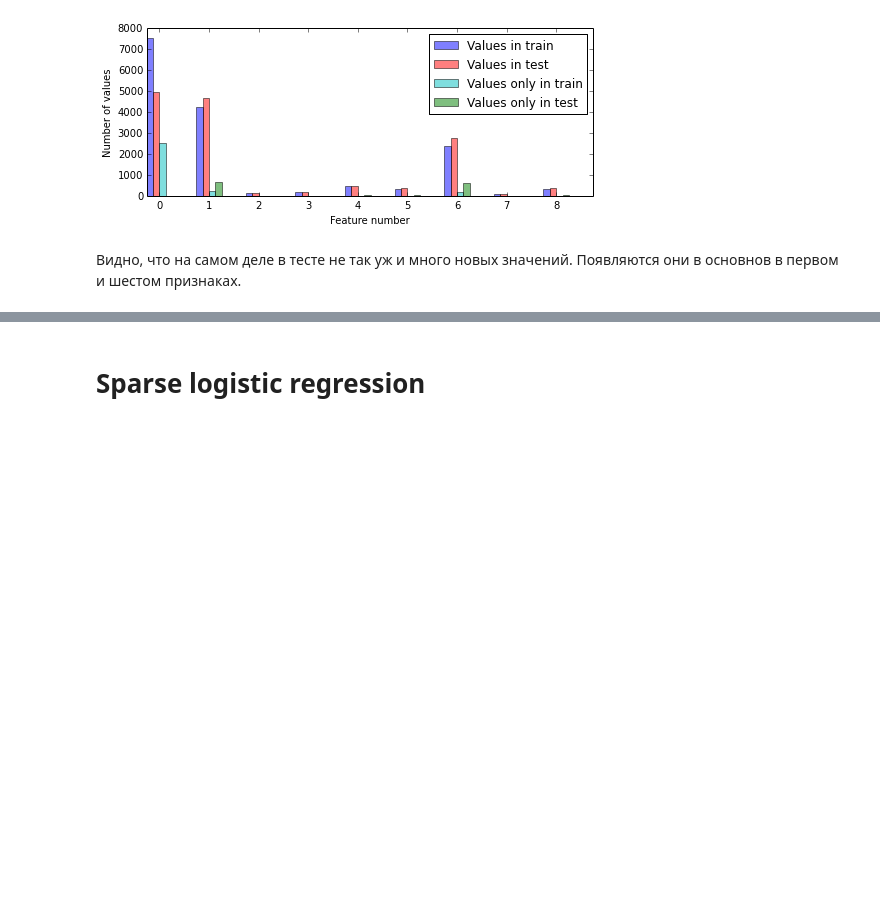
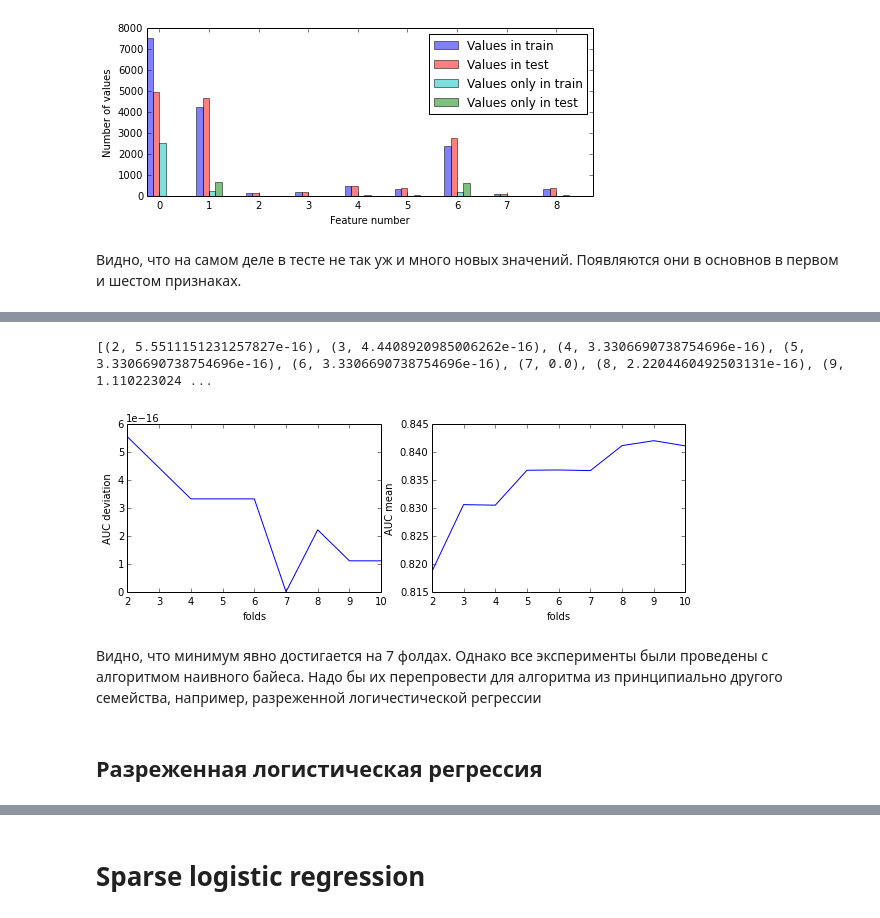
Before and after one commit to Newozz/research, a Jupyter notebook: fonarev_diploma.ipynb, the cells around one changed output, grey strips where cells are left out. Cells and saved outputs as stored; diff of their text form; code cells hidden in the pictures; blank space fills up the shorter version.

```diff
--- a/fonarev_diploma.ipynb
+++ b/fonarev_diploma.ipynb
@@ -173,0 +354,21 @@ pl.savefig('unique_vals.pdf')
+# %%
+means = list()
+deviations = list()
+kfolds = range(2, 11)
+for kfold in kfolds:
+    print 'kfold =', kfold
+    scores_cv = list()
+    for resplit in range(int(100.0 / kfold)):
+        print resplit,
+        score_cv = cross_validation.cross_val_score(
+                NaiveBayesModel(),
+                data_train_x,
+                data_train_y,
+                cv=kfold,
+                n_jobs=2,
+                scoring='roc_auc')
+        scores_cv.append(score_cv)
+    print ''
+    scores_cv = [x.mean() for x in scores_cv]
+    means.append(np.array(scores_cv).mean())
+    deviations.append(np.array(scores_cv).std())
@@ -173,0 +394,24 @@ pl.savefig('unique_vals.pdf')
+# %%
+print zip(kfolds, deviations)
+# %% [output]
+[(2, 5.5511151231257827e-16), (3, 4.4408920985006262e-16), (4, 3.3306690738754696e-16), (5, 3.3306690738754696e-16), (6, 3.3306690738754696e-16), (7, 0.0), (8, 2.2204460492503131e-16), (9, 1.110223024 ...
+# %%
+pl.figure(figsize=(10.0, 3.0))
+
+pl.subplot2grid((1, 2), (0, 0))
+pl.plot(kfolds, deviations)
+pl.xlabel('folds')
+pl.ylabel('AUC deviation')
+
+pl.subplot2grid((1, 2), (0, 1))
+pl.plot(kfolds, means)
+pl.xlabel('folds')
+pl.ylabel('AUC mean')
+
+pl.savefig('naive_bayes_cv_folds_joint_mean.pdf')
+# %% [output]
+[figure, added]
+# %% [markdown]
+Видно, что минимум явно достигается на 7 фолдах. Однако все эксперименты были проведены с алгоритмом наивного байеса. Надо бы их перепровести для алгоритма из принципиально другого семейства, например, разреженной логичестической регрессии
+# %% [markdown]
+## Разреженная логистическая регрессия
```
Also changed, not shown: parts of 98 cells of this notebook.
